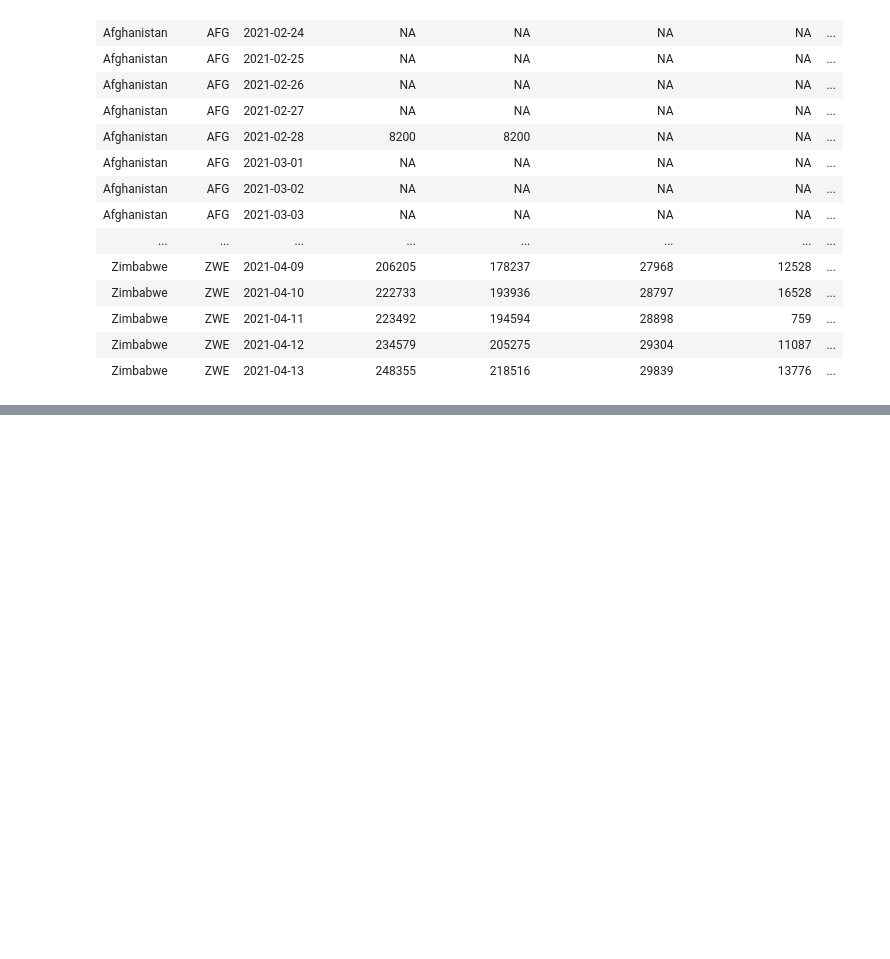
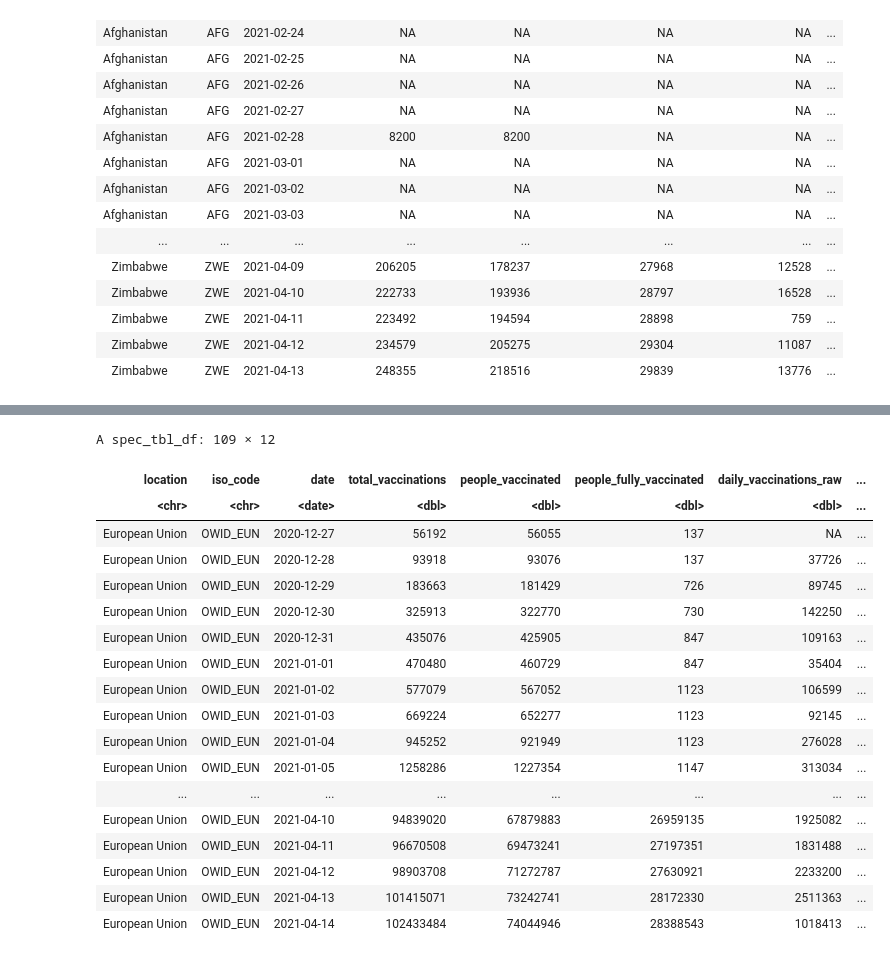
Before and after one commit to eigen-carmona/AdvStats, a Jupyter notebook: lab1/Solutions.ipynb, the cells around one changed output, grey strips where cells are left out. Cells and saved outputs as stored; diff of their text form; code cells hidden in the pictures; blank space fills up the shorter version.

```diff
--- a/lab1/Solutions.ipynb
+++ b/lab1/Solutions.ipynb
@@ -396,0 +417,22 @@ A spec_tbl_df: 12543 × 12
+# %%
+filter(vaccinations, iso_code == 'OWID_EUN')
+# %% [output]
+A spec_tbl_df: 109 × 12
+| location | iso_code | date | total_vaccinations | people_vaccinated | people_fully_vaccinated | daily_vaccinations_raw | ... |
+| <chr> | <chr> | <date> | <dbl> | <dbl> | <dbl> | <dbl> | ... |
+| European Union | OWID_EUN | 2020-12-27 | 56192 | 56055 | 137 | NA | ... |
+| European Union | OWID_EUN | 2020-12-28 | 93918 | 93076 | 137 | 37726 | ... |
+| European Union | OWID_EUN | 2020-12-29 | 183663 | 181429 | 726 | 89745 | ... |
+| European Union | OWID_EUN | 2020-12-30 | 325913 | 322770 | 730 | 142250 | ... |
+| European Union | OWID_EUN | 2020-12-31 | 435076 | 425905 | 847 | 109163 | ... |
+| European Union | OWID_EUN | 2021-01-01 | 470480 | 460729 | 847 | 35404 | ... |
+| European Union | OWID_EUN | 2021-01-02 | 577079 | 567052 | 1123 | 106599 | ... |
+| European Union | OWID_EUN | 2021-01-03 | 669224 | 652277 | 1123 | 92145 | ... |
+| European Union | OWID_EUN | 2021-01-04 | 945252 | 921949 | 1123 | 276028 | ... |
+| European Union | OWID_EUN | 2021-01-05 | 1258286 | 1227354 | 1147 | 313034 | ... |
+| ... | ... | ... | ... | ... | ... | ... | ... |
+| European Union | OWID_EUN | 2021-04-10 | 94839020 | 67879883 | 26959135 | 1925082 | ... |
+| European Union | OWID_EUN | 2021-04-11 | 96670508 | 69473241 | 27197351 | 1831488 | ... |
+| European Union | OWID_EUN | 2021-04-12 | 98903708 | 71272787 | 27630921 | 2233200 | ... |
+| European Union | OWID_EUN | 2021-04-13 | 101415071 | 73242741 | 28172330 | 2511363 | ... |
+| European Union | OWID_EUN | 2021-04-14 | 102433484 | 74044946 | 28388543 | 1018413 | ... |
```
Also changed, not shown: parts of 1 cell of this notebook.
